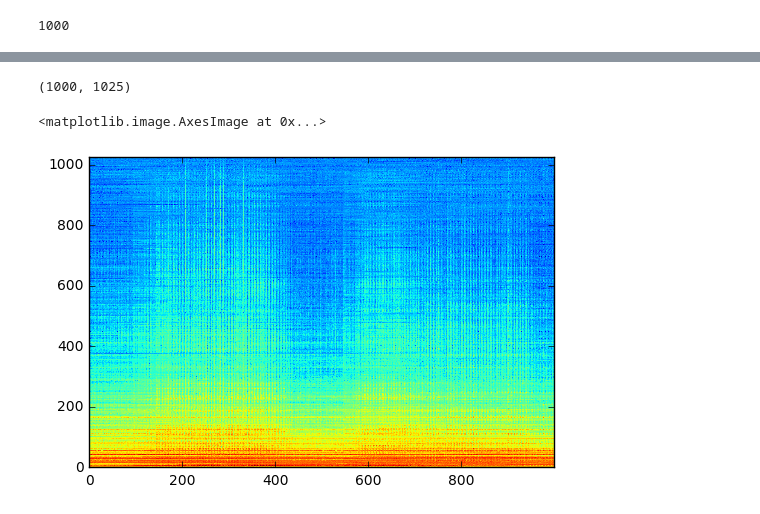
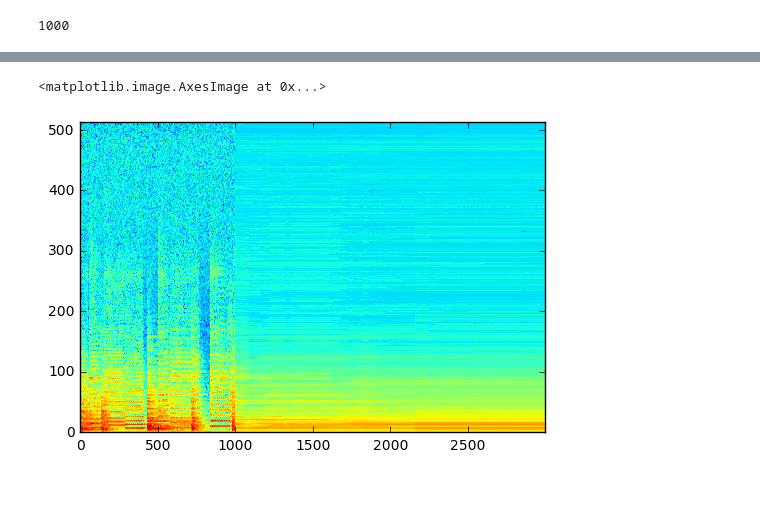
Before and after one commit to knstmrd/musicgen, a Jupyter notebook: music-generation-v2.ipynb, the cells around one changed output, grey strips where cells are left out. Saved outputs shown, nothing was run; the diff lists cells and outputs as text; code cells hidden in the pictures.

```diff
--- a/music-generation-v2.ipynb
+++ b/music-generation-v2.ipynb
@@ -71,0 +108,3 @@ gen_start = min_offset + n_samples * step_by_step
+# %%
+feature_scaler = StandardScaler()
+X = feature_scaler.fit_transform(X)
@@ -74,7 +115,7 @@ predictors = []
 for i in range(Y.shape[1]):
     if i%50 == 0:
         print(i)
-    predictor = GradientBoostingRegressor()
+    predictor = XGBRegressor()
     predictor.fit(X, Y[:, i])
     predictors.append(predictor)
 # %% [output]
@@ -163,0 +139,22 @@ newmusic = create(1000, [get_avg_amplitude, get_loudest_bin], 2 * len(steps) + n
+# %%
+gen_start = min_offset + n_samples * step_size
+print(gen_start)  # the starting point of the seed audio
+generate_size = 2000  # how many samples we want to generate
+keep_starting_audio = True  # if False, we cut off the starting point of the seed audio
+result = np.zeros([log_spectrogram.shape[0], generate_size + min_offset])
+feat_arr = np.zeros([1, 2 * len(steps) + num_freq_bins_reduced])
+
+for i in range(min_offset):
+    result[:, i] = log_spectrogram[:, gen_start + i]
+
+
+for i in range(generate_size):
+    if i%100 == 0:
+        print(i)
+    feat_arr[0,:] = get_features_for_frame(result[:, i:i+min_offset], [get_avg_amplitude, get_loudest_bin],
+                                           2 * len(steps) + num_freq_bins_reduced)
+    for k in range(log_spectrogram.shape[0]):
+        result[k, min_offset+i] = predictors[k].predict(feature_scaler.transform(feat_arr))
+
+if not keep_starting_audio:
+    result = result[:, min_offset:]
@@ -164,13 +179,9 @@ newmusic = create(1000, [get_avg_amplitude, get_loudest_bin], 2 * len(steps) + n
 # %%
-newmusic[newmusic<0] = 0.
+result[result<0] = 0.
-# %%
-newmusic.shape
-# %% [output]
-(1000, 1025)
 # %%
-pylab.imshow(np.transpose(newmusic), origin='lower', aspect='auto',
+pylab.imshow(result, origin='lower', aspect='auto',
              interpolation='nearest')
 # %% [output]
 <matplotlib.image.AxesImage at 0x...>
-[figure, old version]
+[figure, new version]
 # %%
```
Also changed, not shown: parts of 37 cells of this notebook.
